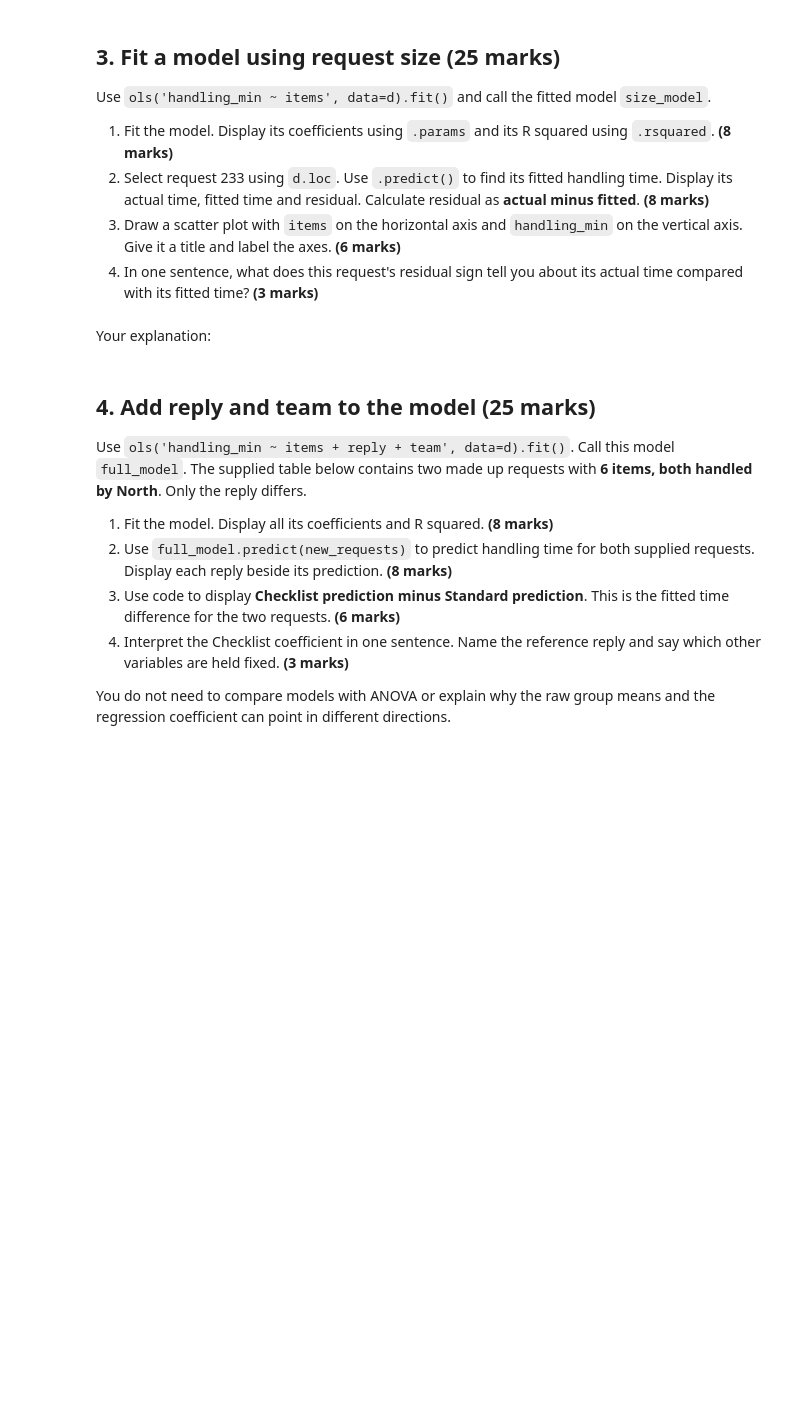
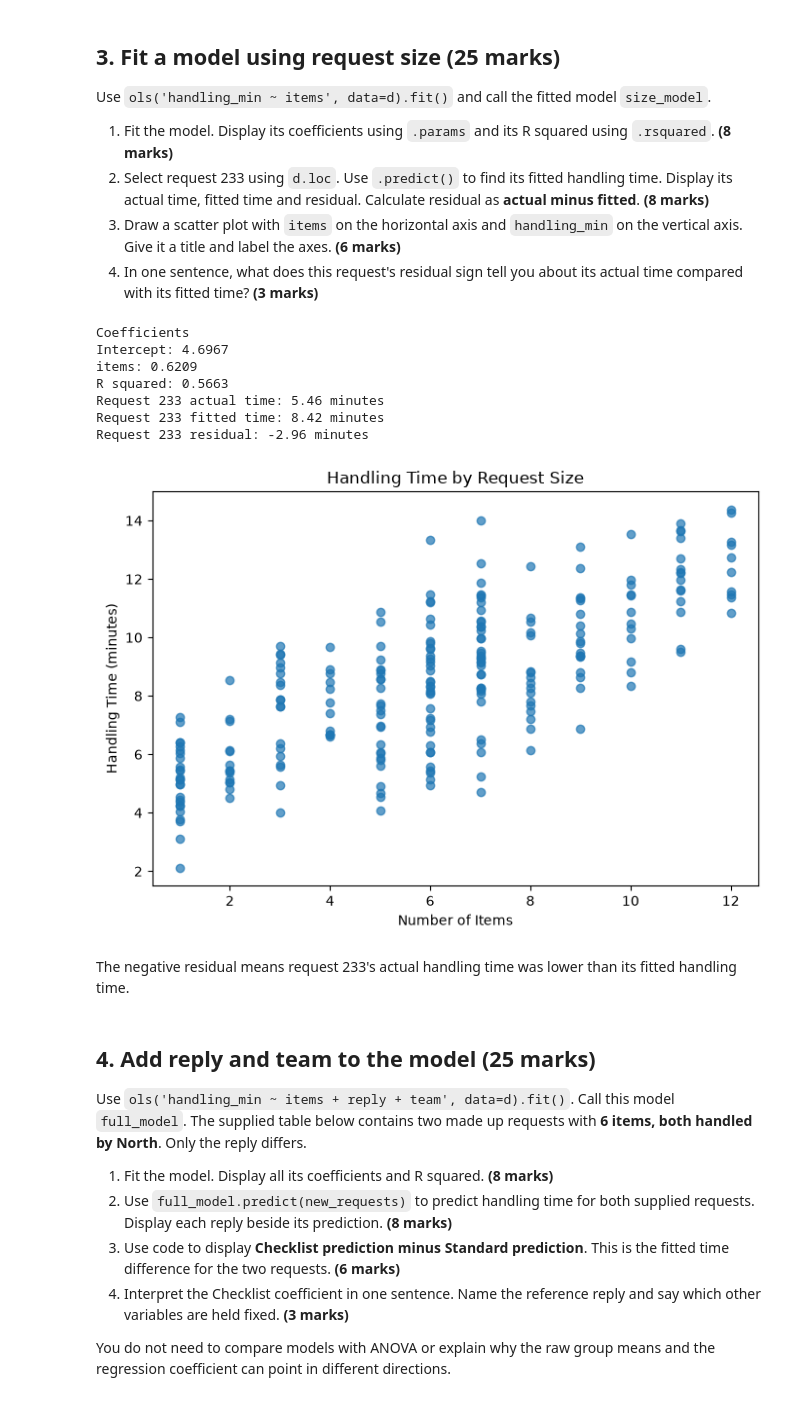
Before and after one commit to gaishan859/Assignment-2, a Jupyter notebook: BUSI2066-Assignment2.ipynb, the cells around one changed output. Cells and saved outputs as stored; diff of their text form; code cells hidden in the pictures; blank space fills up the shorter version.

```diff
--- a/BUSI2066-Assignment2.ipynb
+++ b/BUSI2066-Assignment2.ipynb
@@ -103,9 +160,39 @@ fitted model `size_model`.
 4. In one sentence, what does this request's residual sign tell you about
    its actual time compared with its fitted time? **(3 marks)**
 # %%
-# Your code here
+size_model = ols('handling_min ~ items', data=d).fit()
+
+print('Coefficients')
+for name, value in size_model.params.items():
+    print(f'{name}: {value:.4f}')
+print(f'R squared: {size_model.rsquared:.4f}')
+
+request_233 = d.loc[d['request_id'] == 233]
+actual_time = request_233['handling_min'].iloc[0]
+fitted_time = size_model.predict(request_233).iloc[0]
+residual = actual_time - fitted_time
+print(f'Request 233 actual time: {actual_time:.2f} minutes')
+print(f'Request 233 fitted time: {fitted_time:.2f} minutes')
+print(f'Request 233 residual: {residual:.2f} minutes')
+
+plt.figure(figsize=(7, 5))
+plt.scatter(d['items'], d['handling_min'], alpha=0.7)
+plt.title('Handling Time by Request Size')
+plt.xlabel('Number of Items')
+plt.ylabel('Handling Time (minutes)')
+plt.tight_layout()
+plt.show()
+# %% [output]
+Coefficients
+Intercept: 4.6967
+items: 0.6209
+R squared: 0.5663
+Request 233 actual time: 5.46 minutes
+Request 233 fitted time: 8.42 minutes
+Request 233 residual: -2.96 minutes
+[figure, added]
 # %% [markdown]
-Your explanation:
+The negative residual means request 233's actual handling time was lower than its fitted handling time.
 # %% [markdown]
 ## 4. Add reply and team to the model (25 marks)
 
```
Also changed, not shown: parts of 9 cells of this notebook.
